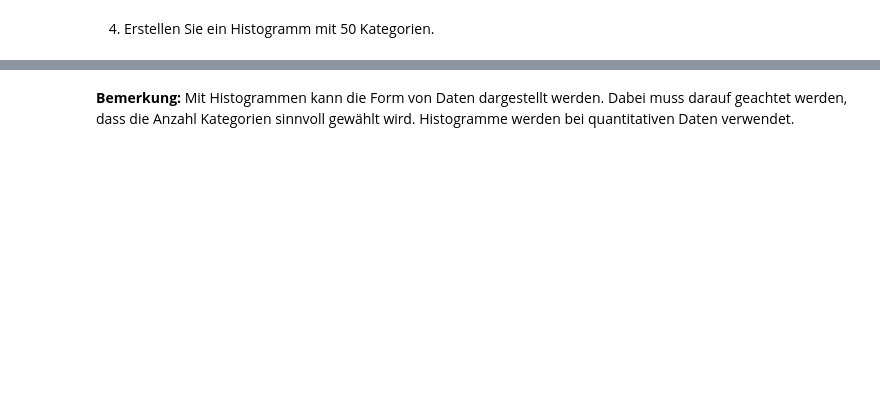
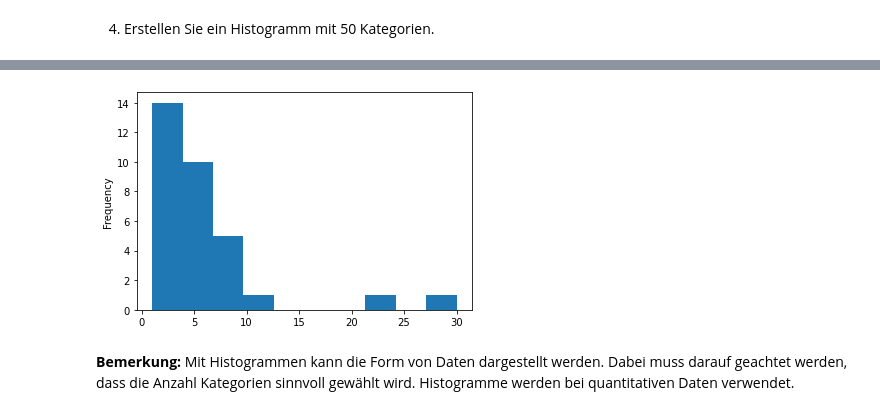
Before and after one commit to andreasstoll/Notebooks_Arbeit, a Jupyter notebook: _7L_Histogramme.ipynb, the cells around one changed output, grey strips where cells are left out. Cells and saved outputs as stored; diff of their text form; code cells hidden in the pictures; blank space fills up the shorter version.

```diff
--- a/_7L_Histogramme.ipynb
+++ b/_7L_Histogramme.ipynb
@@ -149,2 +160,8 @@ Zum Beispiel bekommt histogram(new_table, "Gewicht", 25) die Tabelle new_table,
+# %%
+# Mögliche Lösung
+
+histogram(animal_table, "Wochen", 10)
+# %% [output]
+[figure, added]
 # %% [markdown]
 **Bemerkung:** Mit Histogrammen kann die Form von Daten dargestellt werden. Dabei muss darauf geachtet werden, dass die Anzahl Kategorien sinnvoll gewählt wird. Histogramme werden bei quantitativen Daten verwendet.
```
Also changed, not shown: parts of 20 cells of this notebook, 2 other files.
